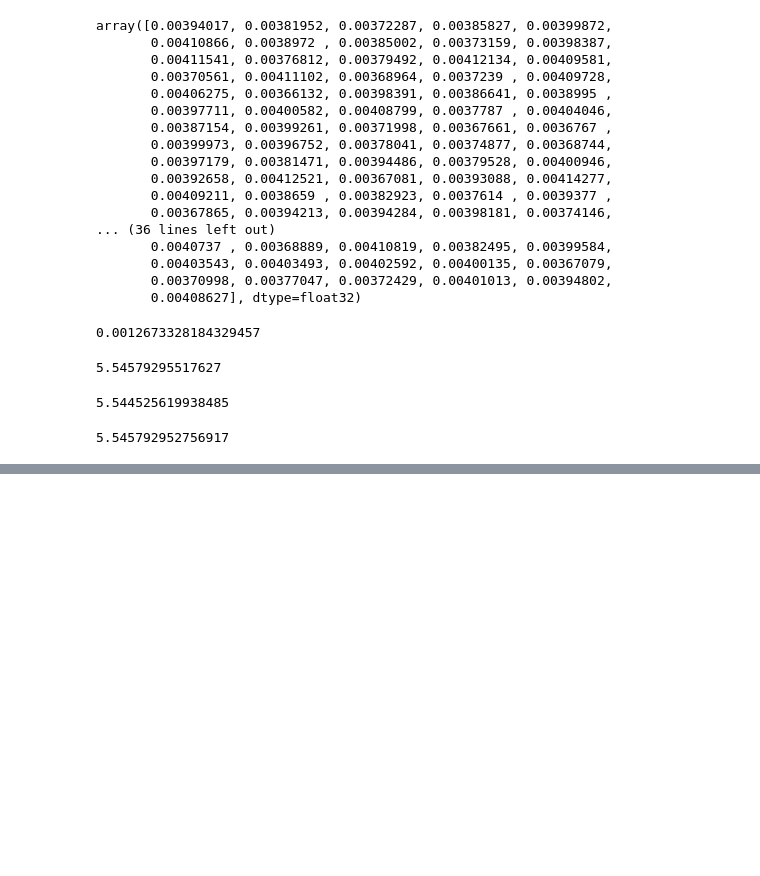
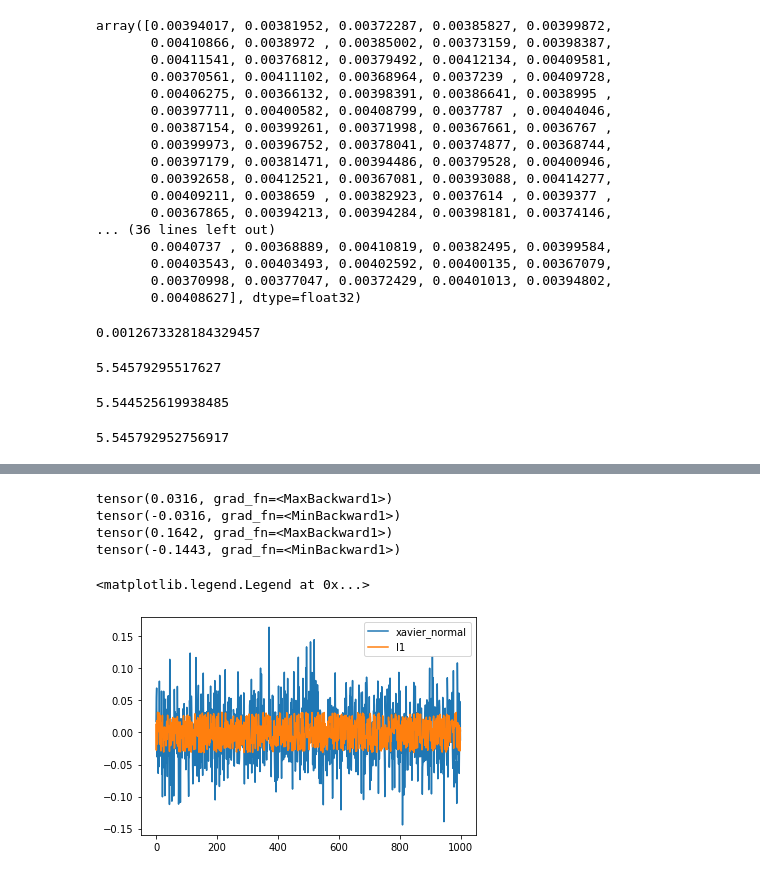
Before and after one commit to Arseni1919/Mountain_Car_DDPG, a Jupyter notebook: drafts_notebook.ipynb, the cells around one changed output, grey strips where cells are left out. Cells and saved outputs as stored; diff of their text form; code cells hidden in the pictures; blank space fills up the shorter version.

```diff
--- a/drafts_notebook.ipynb
+++ b/drafts_notebook.ipynb
@@ -112,0 +108,21 @@ plt.plot(list_of_v2)
+# %%
+w = nn.Linear(1000, 1)
+# print(w.weight)
+print(torch.max(w.weight))
+print(torch.min(w.weight))
+l1 = w.weight.detach().squeeze().numpy().copy()
+nn.init.xavier_normal_(w.weight)
+# print(w.weight)
+print(torch.max(w.weight))
+print(torch.min(w.weight))
+l2 = w.weight.detach().squeeze().numpy()
+plt.plot(l2, label='xavier_normal')
+plt.plot(l1, label='l1')
+plt.legend()
+# %% [output]
+tensor(0.0316, grad_fn=<MaxBackward1>)
+tensor(-0.0316, grad_fn=<MinBackward1>)
+tensor(0.1642, grad_fn=<MaxBackward1>)
+tensor(-0.1443, grad_fn=<MinBackward1>)
+<matplotlib.legend.Legend at 0x...>
+[figure, added]
```
Also changed, not shown: parts of 4 cells of this notebook, 9 other files.
